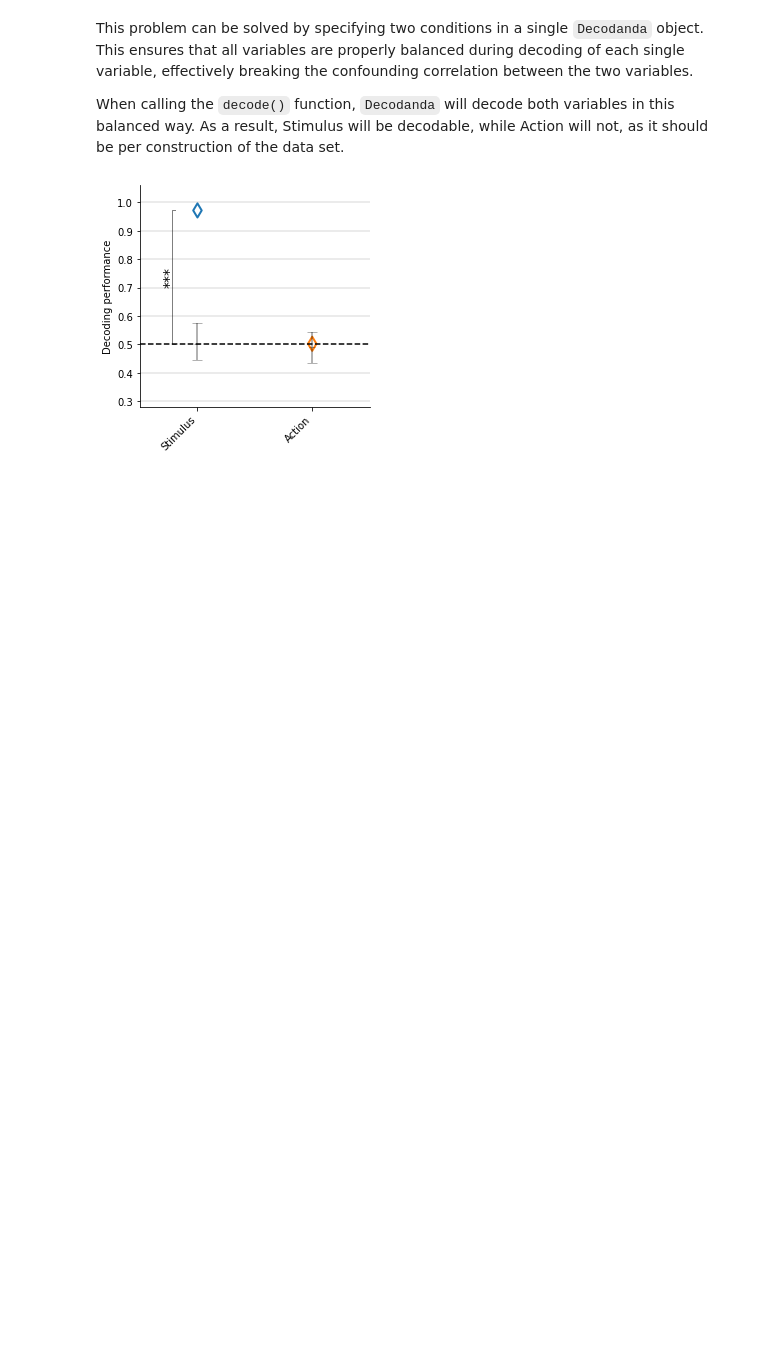
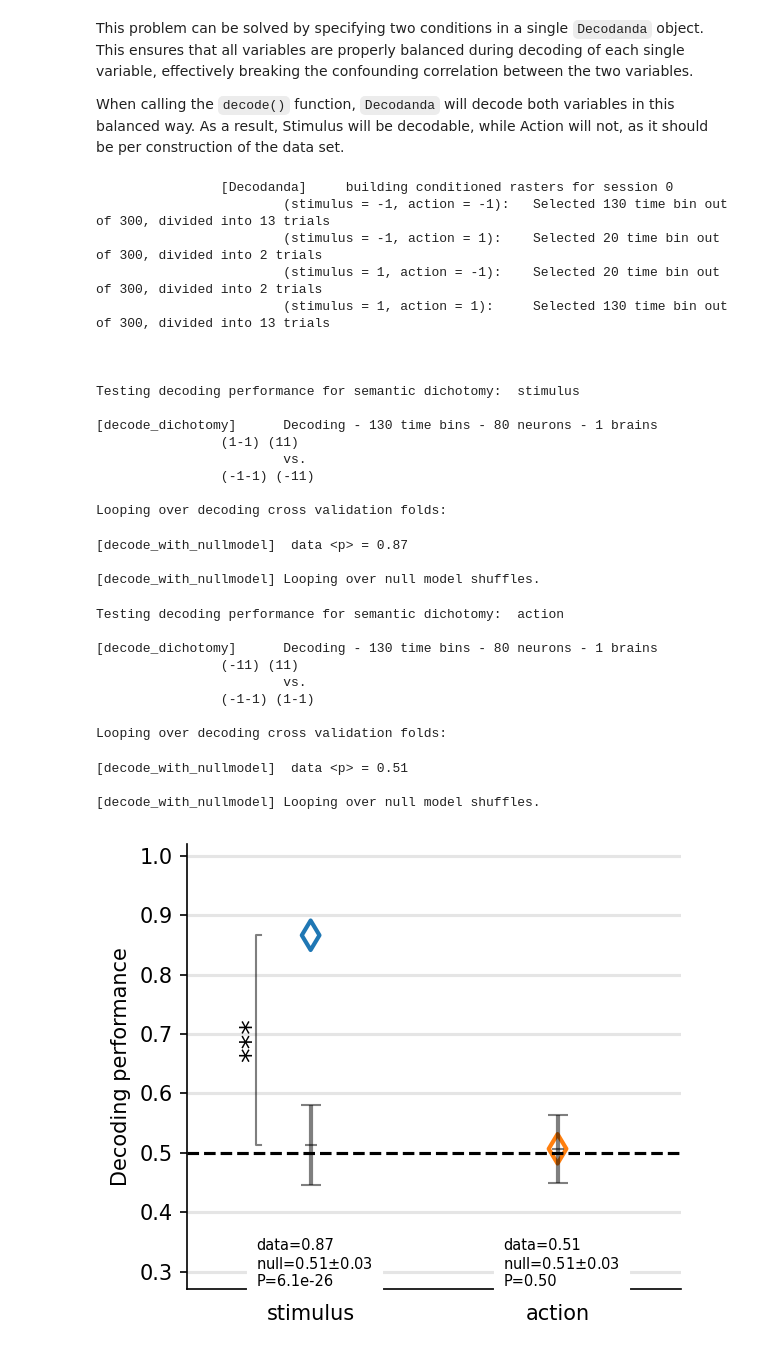
Before and after one commit to lposani/decodanda, a Jupyter notebook: notebooks/multi_var_decoding.ipynb, the cells around one changed output. Cells and saved outputs as stored; diff of their text form; code cells hidden in the pictures; blank space fills up the shorter version.

```diff
--- a/notebooks/multi_var_decoding.ipynb
+++ b/notebooks/multi_var_decoding.ipynb
@@ -50,0 +24,6 @@ mydec = Decodanda(data=session_0,
+# %%
+data = generate_synthetic_data(n_neurons=80, n_trials=30, rateB=0, rateA=0.2, keyA='stimulus', keyB='action', corrAB=0.8)
+#                                                             ^ no response to action                         ^ 80% correlation
+
+
+visualize_synthetic_data(data)
@@ -80,26 +66,0 @@ Pseudo-simultaneous data are automatically built when a list of sessions is spec
-# %%
-# Pseudo-populations are built by giving a list of sessions instead of just one data set
-
-activity, labels = generate_AB_activity(n_neurons=70, n_trials=110, separation=1.8, labelA='l', labelB='r')
-
-session_1 = {
-    'Neural Data': activity,
-    'Position': labels,
-    'Trial Number': np.arange(len(labels))     # specifying that each vector is an independent trial that we can use for decoding
-}
-
-activity, labels = generate_AB_activity(n_neurons=80, n_trials=90, separation=2.5, labelA='l', labelB='r')
-
-session_2 = {
-    'Neural Data': activity,
-    'Position': labels,
-    'Trial Number': np.arange(len(labels))     # specifying that each vector is an independent trial that we can use for decoding
-}
-
-mydec = Decodanda(data=[session_0, session_1, session_2],
-                  conditions={
-                      'Position': ['l', 'r']     # The conditions dictionary takes a simple one-variable list here.
-                  },
-                  **decodanda_params)
-
-data, null = mydec.decode(**decoding_params)
@@ -219,16 +71,45 @@
 # %%
 # Creating the decodanda object for the Action variable
 
 my_dec = Decodanda(
     data=data,
     conditions={
-        'Stimulus': ['A', 'B'],
-        'Action': ['L', 'R']
+        'stimulus': [-1, 1],
+        'action': [-1, 1]
     },
-    neural_attr='Neural Data',
-    trial_attr='Trial'
+    verbose=True
 )
 
 res, null = my_dec.decode(**decoding_params)
 # %% [output]
+                [Decodanda]     building conditioned rasters for session 0
+                        (stimulus = -1, action = -1):   Selected 130 time bin out of 300, divided into 13 trials
+                        (stimulus = -1, action = 1):    Selected 20 time bin out of 300, divided into 2 trials
+                        (stimulus = 1, action = -1):    Selected 20 time bin out of 300, divided into 2 trials
+                        (stimulus = 1, action = 1):     Selected 130 time bin out of 300, divided into 13 trials
+
+
+
+Testing decoding performance for semantic dichotomy:  stimulus
+
+[decode_dichotomy]      Decoding - 130 time bins - 80 neurons - 1 brains
+                (1-1) (11)
+                        vs.
+                (-1-1) (-11)
+
+Looping over decoding cross validation folds:
+[decode_with_nullmodel]  data <p> = 0.87
+
+[decode_with_nullmodel] Looping over null model shuffles.
+Testing decoding performance for semantic dichotomy:  action
+
+[decode_dichotomy]      Decoding - 130 time bins - 80 neurons - 1 brains
+                (-11) (11)
+                        vs.
+                (-1-1) (1-1)
+
+Looping over decoding cross validation folds:
+[decode_with_nullmodel]  data <p> = 0.51
+
+[decode_with_nullmodel] Looping over null model shuffles.
-[figure, old version]
+[figure, new version]
```
Also changed, not shown: parts of 16 cells of this notebook, 2 other files.
